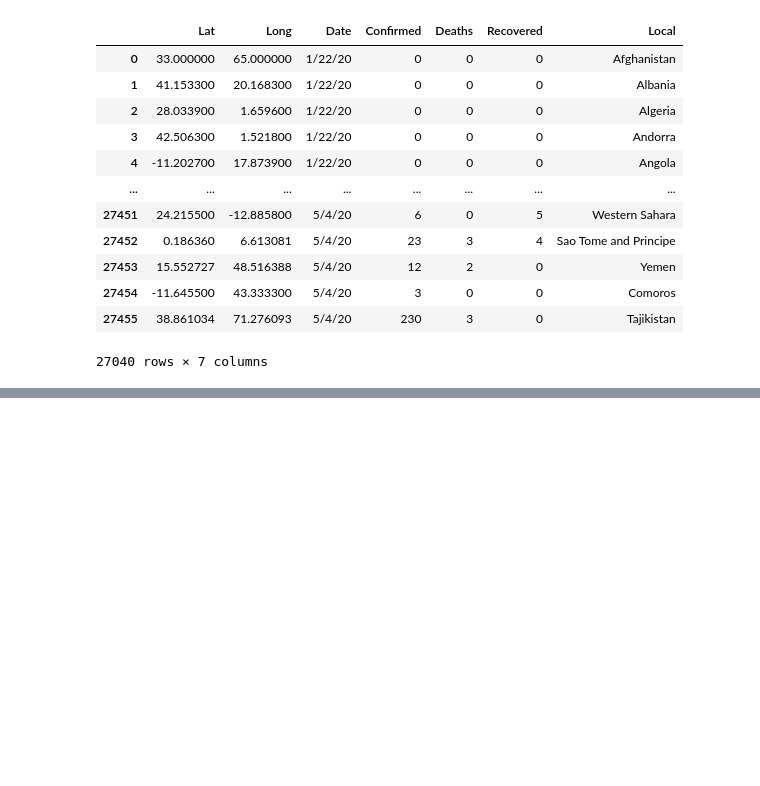
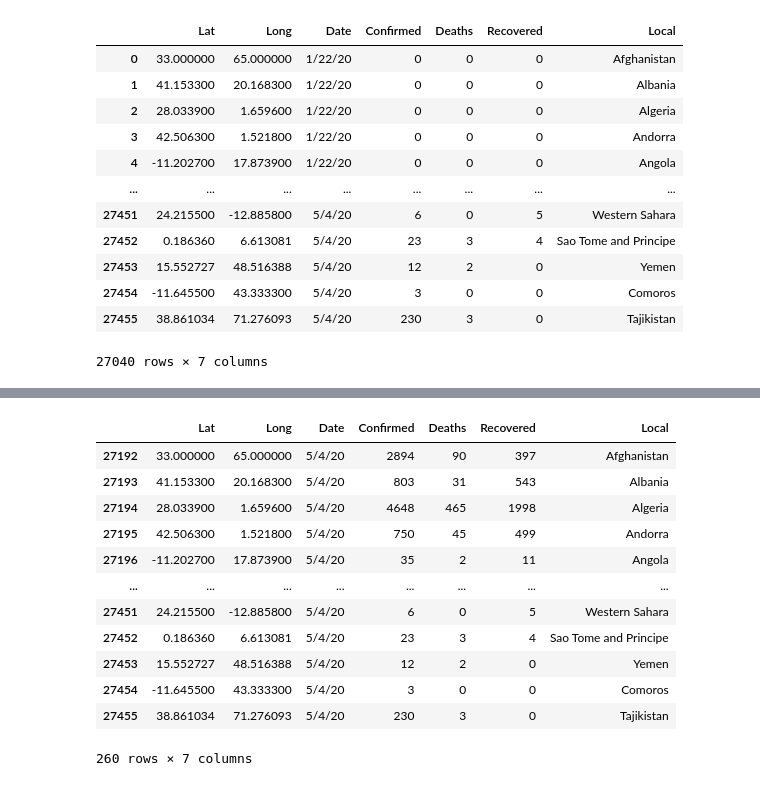
Before and after one commit to JoaoRicardoCardoso/MIEIC_IART_19_PROJ, a Jupyter notebook: PROJ2/Distance.Epi.ipynb, the cells around one changed output, grey strips where cells are left out. Drawn from its saved outputs; the diff is of its cells as text; code cells hidden in the pictures; blank space fills up the shorter version.

```diff
--- a/PROJ2/Distance.Epi.ipynb
+++ b/PROJ2/Distance.Epi.ipynb
@@ -120,0 +140,18 @@ Já que pretendemos construir um modelo de regressão destes dados, vamos recorr
+# %%
+#criar set de teste
+test = covid_data[covid_data['Date']=='5/4/20']
+test
+# %% [output]
+|  | Lat | Long | Date | Confirmed | Deaths | Recovered | Local |
+| 27192 | 33.000000 | 65.000000 | 5/4/20 | 2894 | 90 | 397 | Afghanistan |
+| 27193 | 41.153300 | 20.168300 | 5/4/20 | 803 | 31 | 543 | Albania |
+| 27194 | 28.033900 | 1.659600 | 5/4/20 | 4648 | 465 | 1998 | Algeria |
+| 27195 | 42.506300 | 1.521800 | 5/4/20 | 750 | 45 | 499 | Andorra |
+| 27196 | -11.202700 | 17.873900 | 5/4/20 | 35 | 2 | 11 | Angola |
+| ... | ... | ... | ... | ... | ... | ... | ... |
+| 27451 | 24.215500 | -12.885800 | 5/4/20 | 6 | 0 | 5 | Western Sahara |
+| 27452 | 0.186360 | 6.613081 | 5/4/20 | 23 | 3 | 4 | Sao Tome and Principe |
+| 27453 | 15.552727 | 48.516388 | 5/4/20 | 12 | 2 | 0 | Yemen |
+| 27454 | -11.645500 | 43.333300 | 5/4/20 | 3 | 0 | 0 | Comoros |
+| 27455 | 38.861034 | 71.276093 | 5/4/20 | 230 | 3 | 0 | Tajikistan |
+260 rows × 7 columns
```
Also changed, not shown: parts of 3 cells of this notebook.
